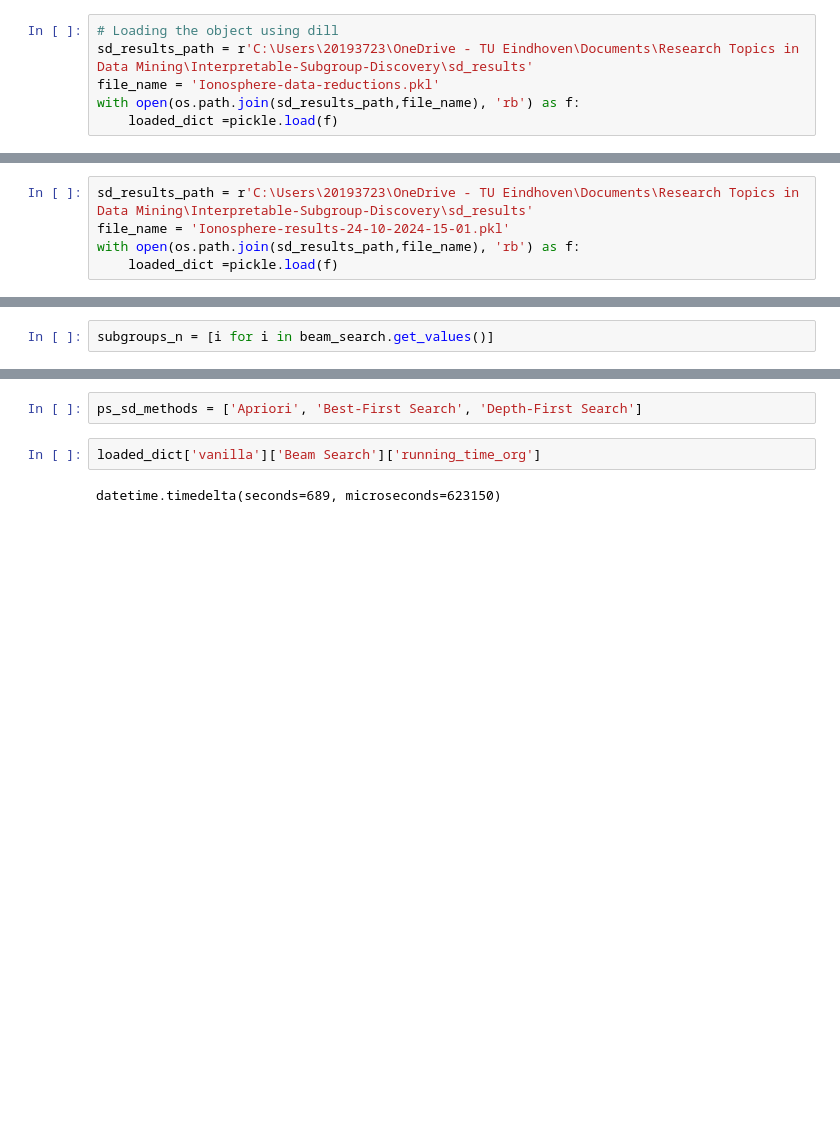
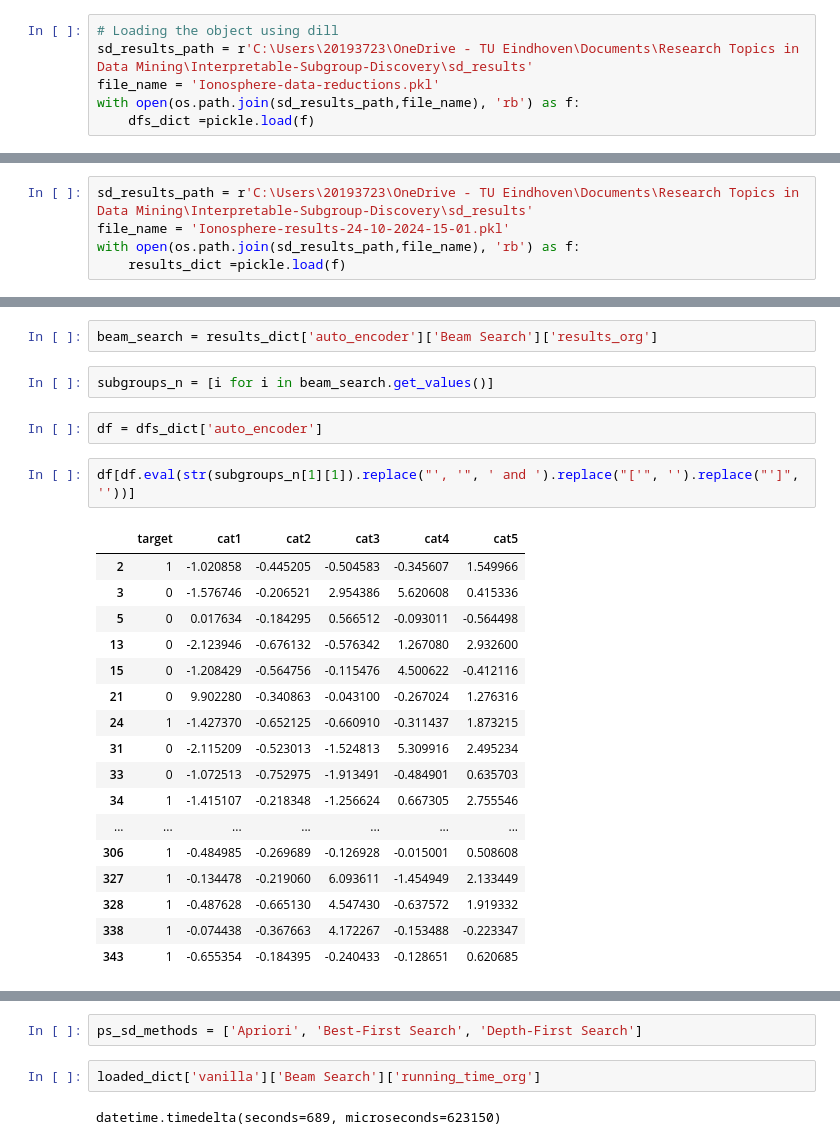
Before and after one commit to WouterFeijen/Interpretable-Subgroup-Discovery, a Jupyter notebook: test_interpret.ipynb, the cells around one changed output, grey strips where cells are left out. Saved outputs shown, nothing was run; the diff lists cells and outputs as text; blank space fills up the shorter version.

```diff
--- a/test_interpret.ipynb
+++ b/test_interpret.ipynb
@@ -20,7 +20,7 @@ from interpretabilityMeasures import Feature_Correlation_Scores, DBI_beam, DBI_p
 sd_results_path = r'C:\Users\20193723\OneDrive - TU Eindhoven\Documents\Research Topics in Data Mining\Interpretable-Subgroup-Discovery\sd_results'
 file_name = 'Ionosphere-data-reductions.pkl'
 with open(os.path.join(sd_results_path,file_name), 'rb') as f:
-    loaded_dict =pickle.load(f)
+    dfs_dict =pickle.load(f)
 # %%
 # datasets = []
 # for dataset in dataset:
@@ -48,5 +45,5 @@ df_en = loaded_dict['PCA']
 sd_results_path = r'C:\Users\20193723\OneDrive - TU Eindhoven\Documents\Research Topics in Data Mining\Interpretable-Subgroup-Discovery\sd_results'
 file_name = 'Ionosphere-results-24-10-2024-15-01.pkl'
 with open(os.path.join(sd_results_path,file_name), 'rb') as f:
-    loaded_dict =pickle.load(f)
+    results_dict =pickle.load(f)
 # %%
@@ -55,2 +52,26 @@ bfs_en = loaded_dict['PCA']['']['results_org']
+# %%
+beam_search = results_dict['auto_encoder']['Beam Search']['results_org']
 # %%
 subgroups_n = [i for i in beam_search.get_values()]
+# %%
+df = dfs_dict['auto_encoder']
+# %%
+df[df.eval(str(subgroups_n[1][1]).replace("', '", ' and ').replace("['", '').replace("']", ''))]
+# %% [output]
+|  | target | cat1 | cat2 | cat3 | cat4 | cat5 |
+| 2 | 1 | -1.020858 | -0.445205 | -0.504583 | -0.345607 | 1.549966 |
+| 3 | 0 | -1.576746 | -0.206521 | 2.954386 | 5.620608 | 0.415336 |
+| 5 | 0 | 0.017634 | -0.184295 | 0.566512 | -0.093011 | -0.564498 |
+| 13 | 0 | -2.123946 | -0.676132 | -0.576342 | 1.267080 | 2.932600 |
+| 15 | 0 | -1.208429 | -0.564756 | -0.115476 | 4.500622 | -0.412116 |
+| 21 | 0 | 9.902280 | -0.340863 | -0.043100 | -0.267024 | 1.276316 |
+| 24 | 1 | -1.427370 | -0.652125 | -0.660910 | -0.311437 | 1.873215 |
+| 31 | 0 | -2.115209 | -0.523013 | -1.524813 | 5.309916 | 2.495234 |
+| 33 | 0 | -1.072513 | -0.752975 | -1.913491 | -0.484901 | 0.635703 |
+| 34 | 1 | -1.415107 | -0.218348 | -1.256624 | 0.667305 | 2.755546 |
+| ... | ... | ... | ... | ... | ... | ... |
+| 306 | 1 | -0.484985 | -0.269689 | -0.126928 | -0.015001 | 0.508608 |
+| 327 | 1 | -0.134478 | -0.219060 | 6.093611 | -1.454949 | 2.133449 |
+| 328 | 1 | -0.487628 | -0.665130 | 4.547430 | -0.637572 | 1.919332 |
+| 338 | 1 | -0.074438 | -0.367663 | 4.172267 | -0.153488 | -0.223347 |
+| 343 | 1 | -0.655354 | -0.184395 | -0.240433 | -0.128651 | 0.620685 |
```
Also changed, not shown: parts of 9 cells of this notebook.
